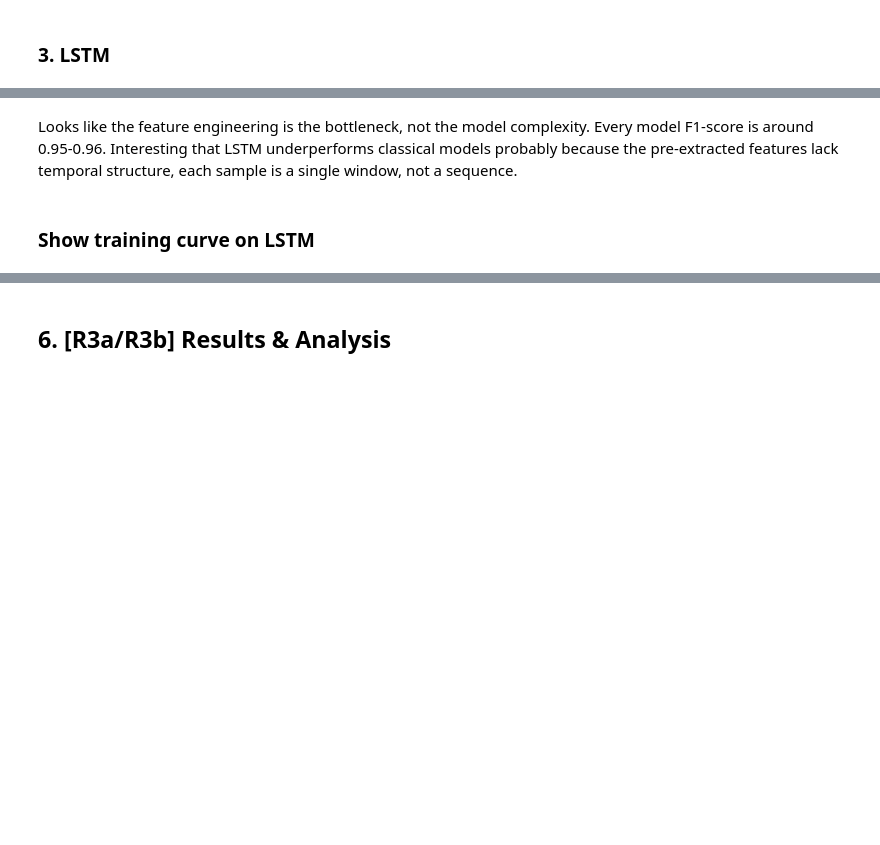
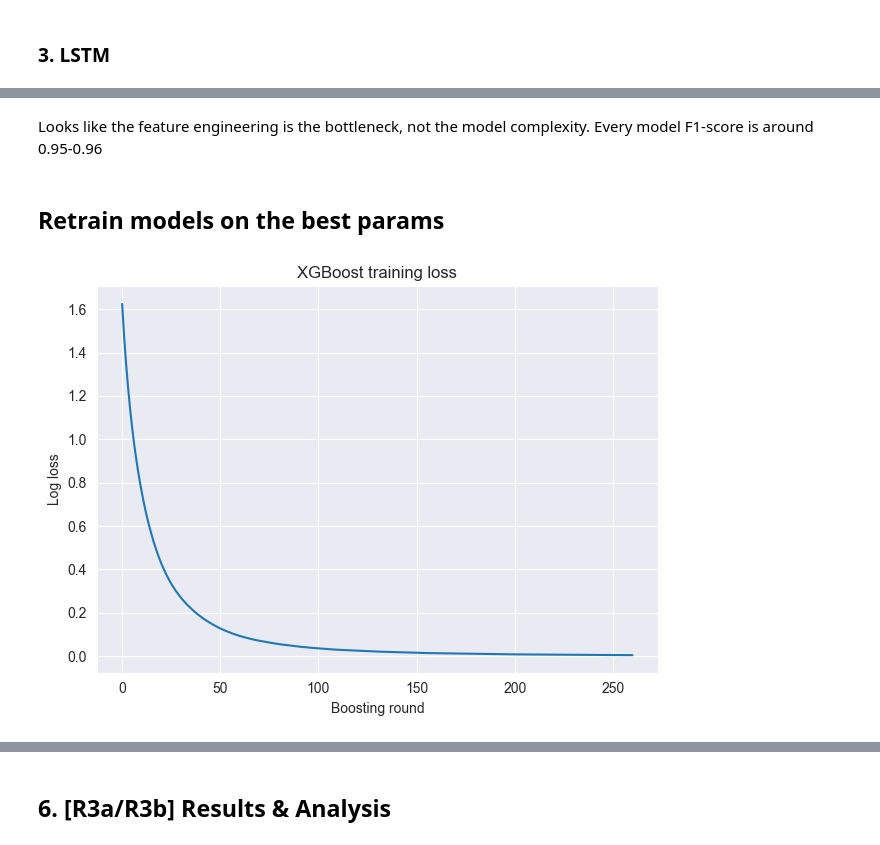
Before and after one commit to MaksimObukhov/human-activity-recognition, a Jupyter notebook: notebook.ipynb, the cells around one changed output, grey strips where cells are left out. Cells and saved outputs as stored; diff of their text form; code cells hidden in the pictures; blank space fills up the shorter version.

```diff
--- a/notebook.ipynb
+++ b/notebook.ipynb
@@ -452,5 +462,22 @@ Device: mps
 ... (10 outputs left out)
 # %% [markdown]
-Looks like the feature engineering is the bottleneck, not the model complexity. Every model F1-score is around 0.95-0.96. Interesting that LSTM underperforms classical models probably because the pre-extracted features lack temporal structure, each sample is a single window, not a sequence.
+Looks like the feature engineering is the bottleneck, not the model complexity. Every model F1-score is around 0.95-0.96
-# %% [markdown]
-### Show training curve on LSTM
+# %% [markdown]
+## Retrain models on the best params
+# %%
+best_xgb = xgb.XGBClassifier(**study_xgb.best_params, tree_method='hist', random_state=42)
+best_xgb.fit(
+    X_train, y_train_enc,
+    eval_set=[(X_train, y_train_enc)],
+    verbose=False
+)
+
+results = best_xgb.evals_result()
+plt.plot(results['validation_0']['mlogloss'])
+plt.title('XGBoost training loss')
+plt.xlabel('Boosting round')
+plt.ylabel('Log loss')
+plt.tight_layout()
+plt.show()
+# %% [output]
+[figure, added]
```
Also changed, not shown: parts of 20 cells of this notebook, 1 other file.
